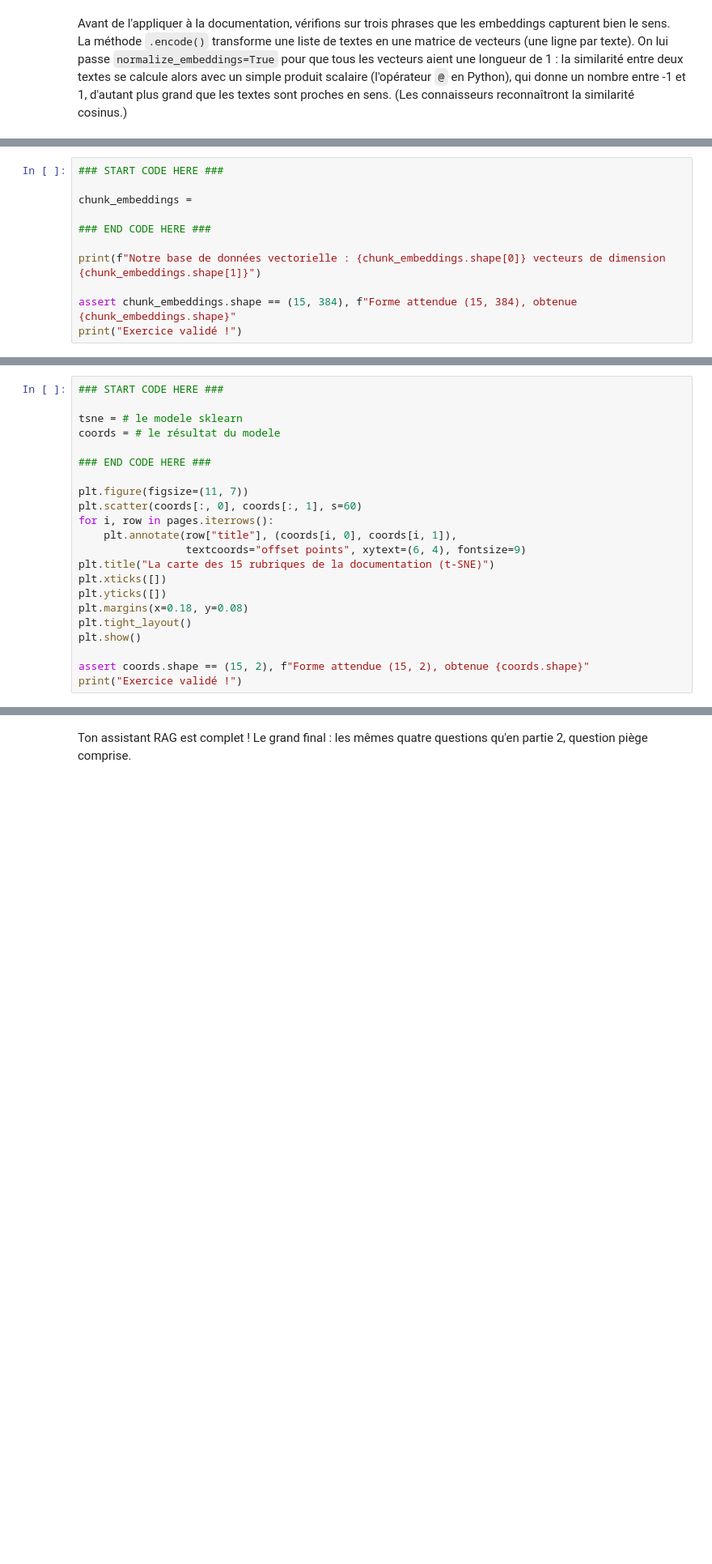
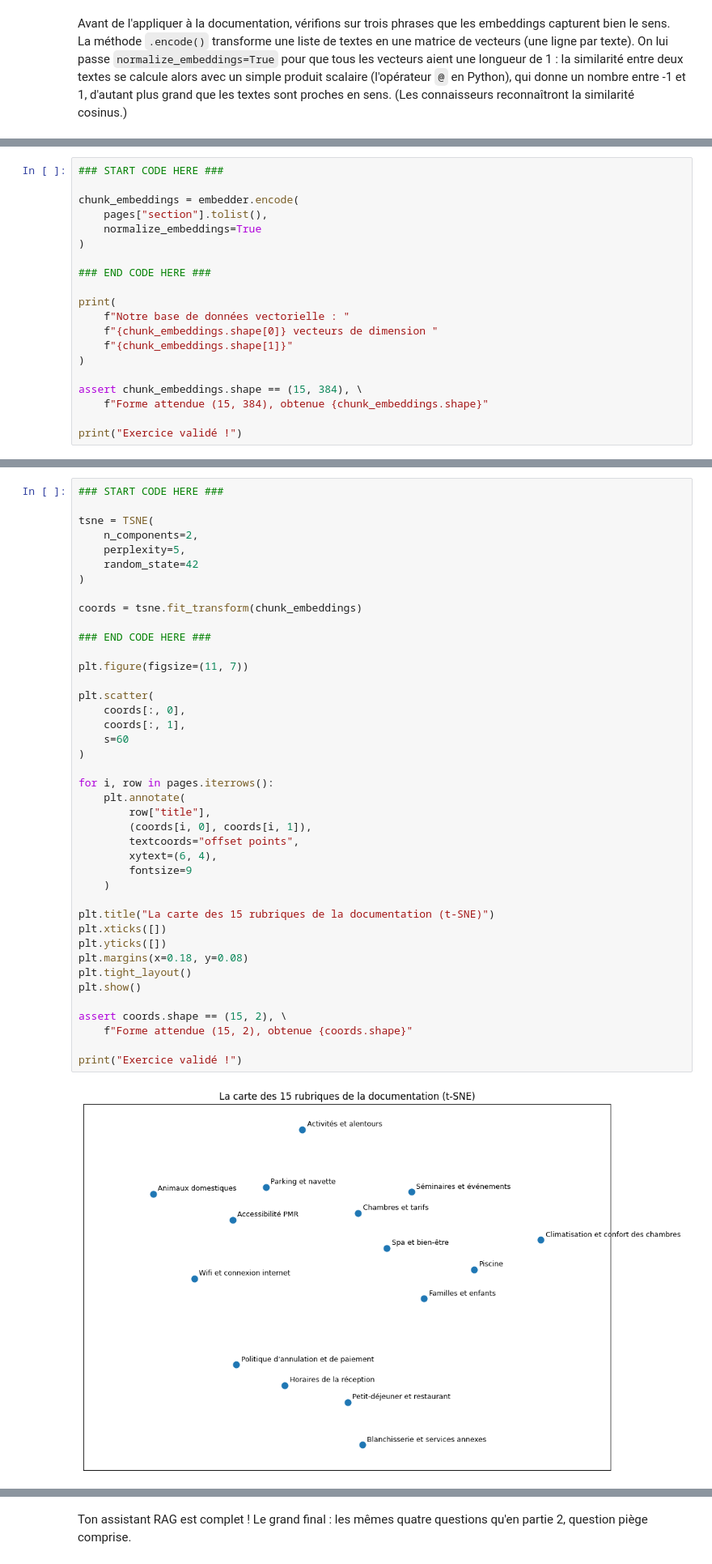
Before and after one commit to mahoungouprincesse7-del/Cahier-Vacances-Data-IA, a Jupyter notebook: Projet_04/projet_04.ipynb, the cells around one changed output, grey strips where cells are left out. Shown at 81% size. Drawn from its saved outputs; the diff is of its cells as text; blank space fills up the shorter version.

```diff
--- a/Projet_04/projet_04.ipynb
+++ b/Projet_04/projet_04.ipynb
@@ -360,11 +577,20 @@ Encode les 15 sections de la documentation (la colonne `section` construite à l
 # %%
 ### START CODE HERE ###
 
-chunk_embeddings =
+chunk_embeddings = embedder.encode(
+    pages["section"].tolist(),
+    normalize_embeddings=True
+)
 
 ### END CODE HERE ###
 
-print(f"Notre base de données vectorielle : {chunk_embeddings.shape[0]} vecteurs de dimension {chunk_embeddings.shape[1]}")
+print(
+    f"Notre base de données vectorielle : "
+    f"{chunk_embeddings.shape[0]} vecteurs de dimension "
+    f"{chunk_embeddings.shape[1]}"
+)
 
-assert chunk_embeddings.shape == (15, 384), f"Forme attendue (15, 384), obtenue {chunk_embeddings.shape}"
+assert chunk_embeddings.shape == (15, 384), \
+    f"Forme attendue (15, 384), obtenue {chunk_embeddings.shape}"
+
 print("Exercice validé !")
@@ -381,22 +610,43 @@ Utilise la classe `TSNE` pour projeter `chunk_embeddings` en 2 dimensions dans l
 # %%
 ### START CODE HERE ###
 
-tsne = # le modele sklearn
-coords = # le résultat du modele
+tsne = TSNE(
+    n_components=2,
+    perplexity=5,
+    random_state=42
+)
+
+coords = tsne.fit_transform(chunk_embeddings)
 
 ### END CODE HERE ###
 
 plt.figure(figsize=(11, 7))
-plt.scatter(coords[:, 0], coords[:, 1], s=60)
+
+plt.scatter(
+    coords[:, 0],
+    coords[:, 1],
+    s=60
+)
+
 for i, row in pages.iterrows():
-    plt.annotate(row["title"], (coords[i, 0], coords[i, 1]),
-                 textcoords="offset points", xytext=(6, 4), fontsize=9)
+    plt.annotate(
+        row["title"],
+        (coords[i, 0], coords[i, 1]),
+        textcoords="offset points",
+        xytext=(6, 4),
+        fontsize=9
+    )
+
 plt.title("La carte des 15 rubriques de la documentation (t-SNE)")
 plt.xticks([])
 plt.yticks([])
 plt.margins(x=0.18, y=0.08)
 plt.tight_layout()
 plt.show()
 
-assert coords.shape == (15, 2), f"Forme attendue (15, 2), obtenue {coords.shape}"
+assert coords.shape == (15, 2), \
+    f"Forme attendue (15, 2), obtenue {coords.shape}"
+
 print("Exercice validé !")
+# %% [output]
+[figure, added]
```
Also changed, not shown: parts of 23 cells of this notebook, 3 other files.
